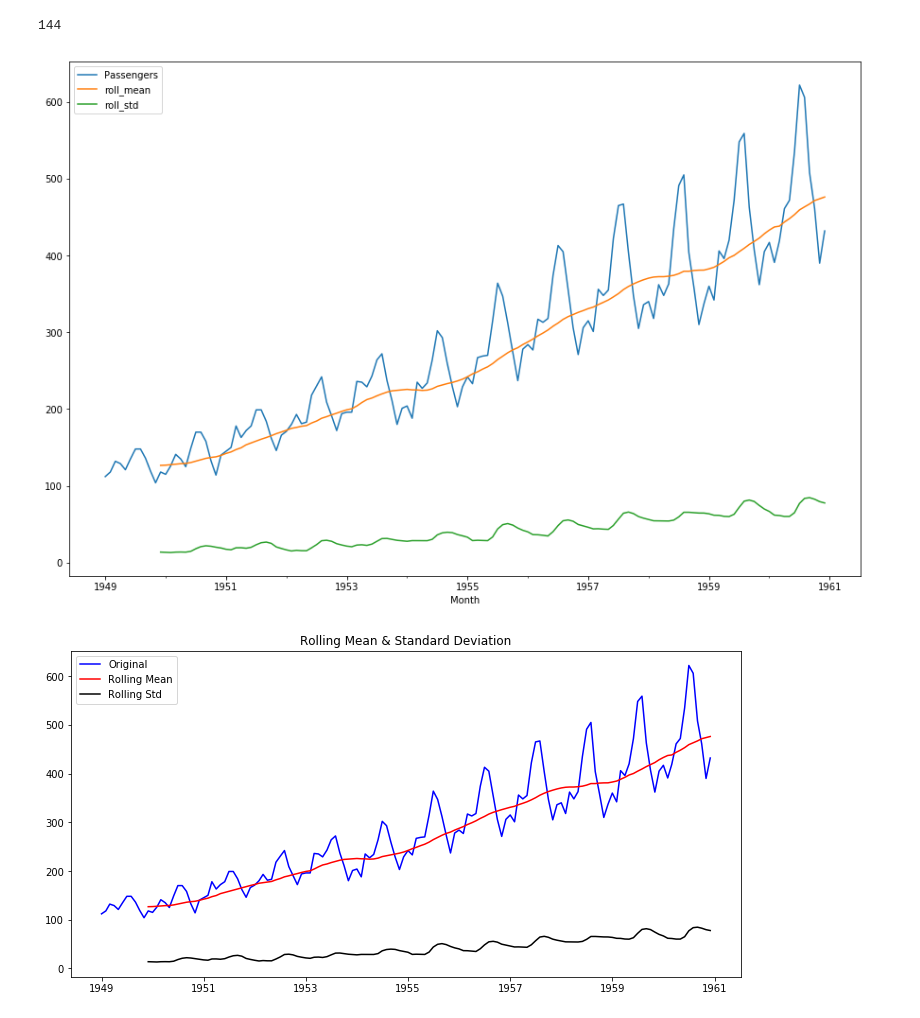
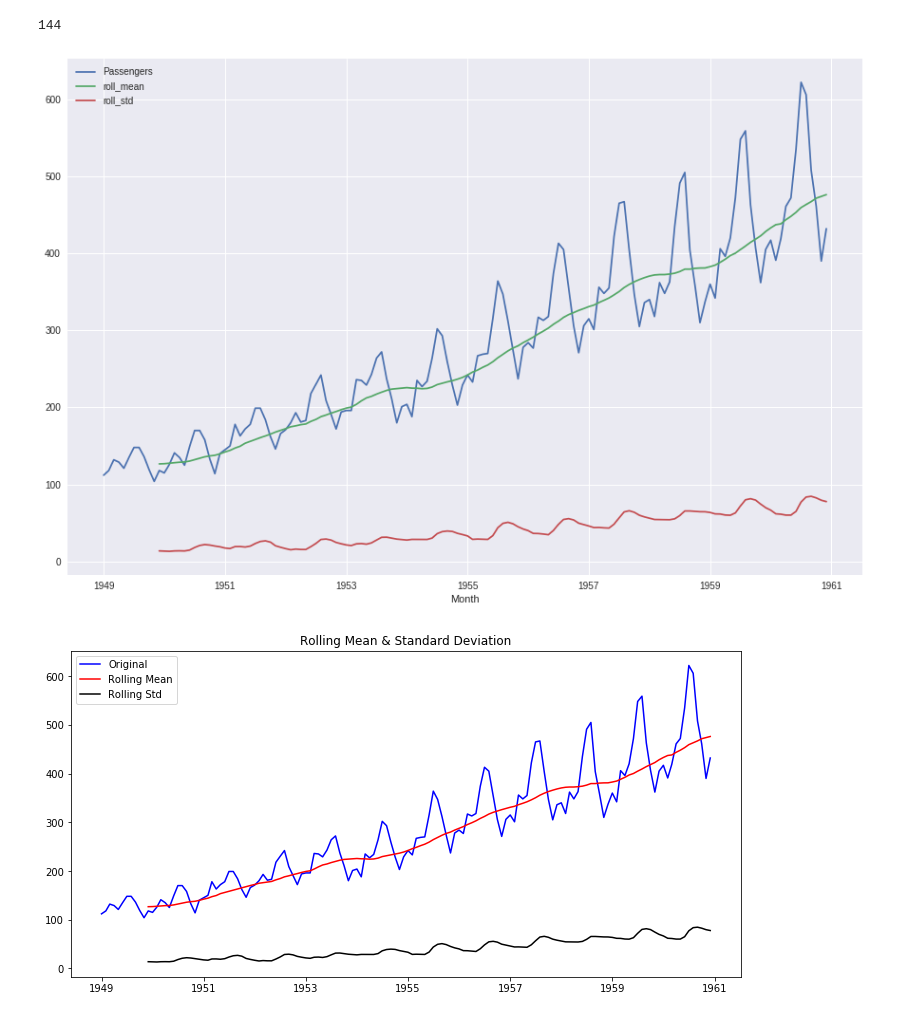
Before and after one commit to Pietrassyk/dsc-testing-for-trends-lab-nyc-ds-career-042219, a Jupyter notebook: index.ipynb, the cells around one changed output. Drawn from its saved outputs; the diff is of its cells as text; code cells hidden in the pictures.

```diff
--- a/index.ipynb
+++ b/index.ipynb
@@ -118,9 +118,10 @@ roll_std = df["#Passengers"].rolling(window = 12, axis = 0).std()
 df = pd.concat([df,roll_mean,roll_std], axis = 1)
 df.columns = ["Passengers", "roll_mean", "roll_std"]
 # %%
+plt.style.use("seaborn")
 df.plot(figsize=(15,10));
 # %% [output]
-[figure, old version]
+[figure, new version]
 # %%
 #Plot rolling statistics
 # %% [output]
```
